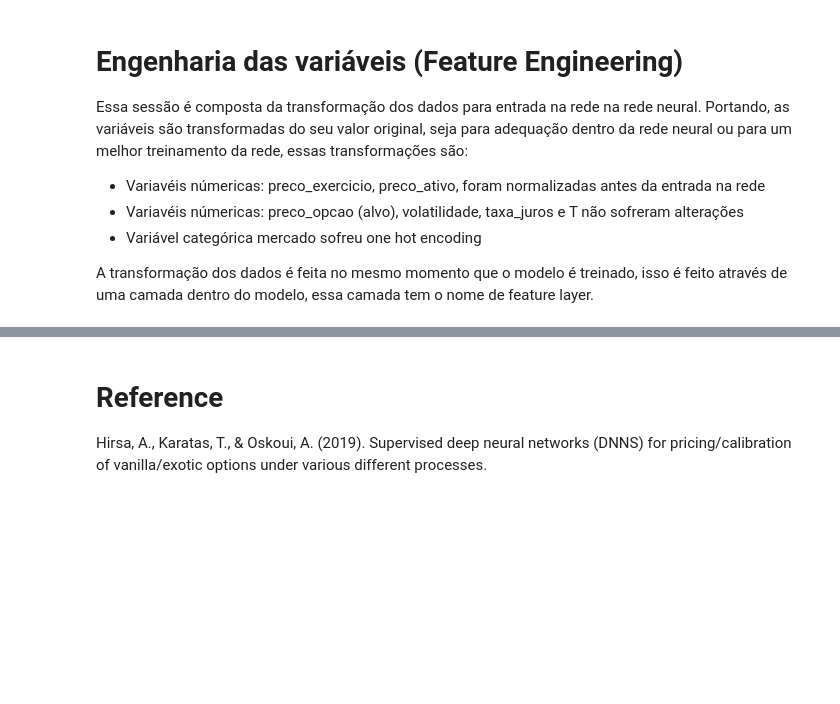
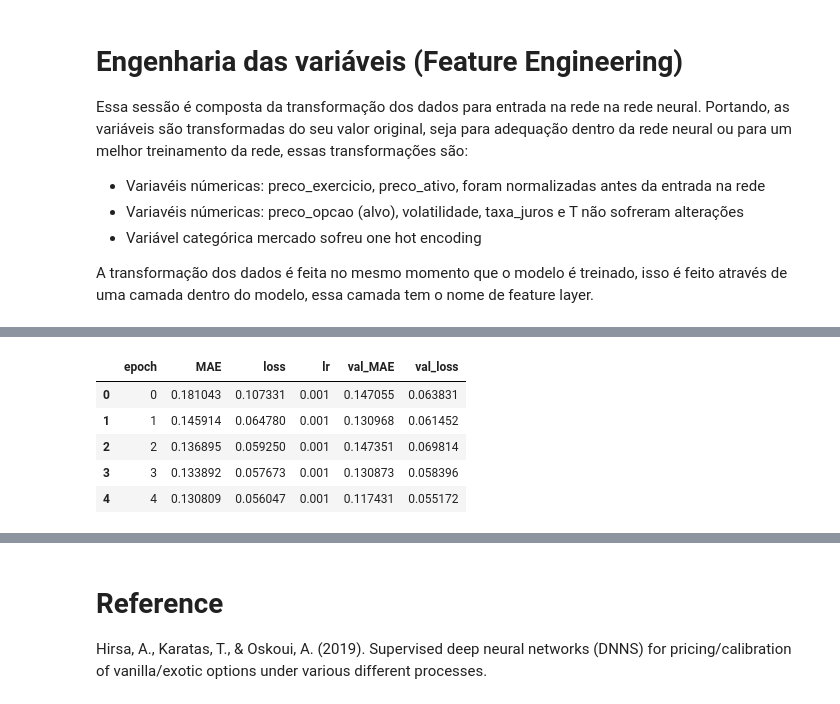
Before and after one commit to fernandofsilva/LSTM_Option_Pricing, a Jupyter notebook: notebooks/03_modelo_dnn_sequential.ipynb, the cells around one changed output, grey strips where cells are left out. Cells and saved outputs as stored; diff of their text form; code cells hidden in the pictures; blank space fills up the shorter version.

```diff
--- a/notebooks/03_modelo_dnn_sequential.ipynb
+++ b/notebooks/03_modelo_dnn_sequential.ipynb
@@ -141,0 +124,19 @@ Reached Mean Squared Erro less than 0.075, it is cancelling training!
+# %%
+#@title Callbacks
+# Tensorflow checkpoint
+path = '/content/drive/MyDrive/Mestrado/models/dnn/'
+
+checkpoint = tf.keras.callbacks.ModelCheckpoint(
+    filepath=path+'checkpoint',
+    frequecy='epoch',
+    save_weights_only=True,
+    monitor='val_loss',
+    save_best_only=True,
+    verbose=1
+)
+
+lr = tf.keras.callbacks.ReduceLROnPlateau(monitor="val_loss",factor=0.2, min_delta=0.001, patience=5, verbose=1)
+
+csv = tf.keras.callbacks.CSVLogger(path+"results.csv")
+
+es = tf.keras.callbacks.EarlyStopping(monitor='val_loss', min_delta=0.01, patience=20, verbose=1)
@@ -142,2 +170,13 @@ Reached Mean Squared Erro less than 0.075, it is cancelling training!
+# %%
+#@title Métricas
+metrics = pd.read_csv(path + 'results.csv')
+metrics.head()
+# %% [output]
+|  | epoch | MAE | loss | lr | val_MAE | val_loss |
+| 0 | 0 | 0.181043 | 0.107331 | 0.001 | 0.147055 | 0.063831 |
+| 1 | 1 | 0.145914 | 0.064780 | 0.001 | 0.130968 | 0.061452 |
+| 2 | 2 | 0.136895 | 0.059250 | 0.001 | 0.147351 | 0.069814 |
+| 3 | 3 | 0.133892 | 0.057673 | 0.001 | 0.130873 | 0.058396 |
+| 4 | 4 | 0.130809 | 0.056047 | 0.001 | 0.117431 | 0.055172 |
 # %%
 #@title Plot das Métricas do Modelo
```
Also changed, not shown: parts of 9 cells of this notebook.
